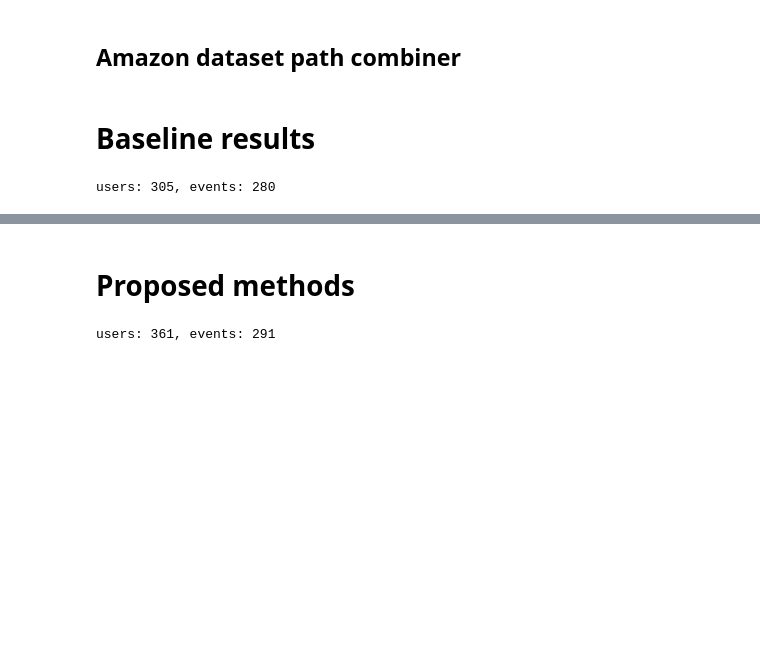
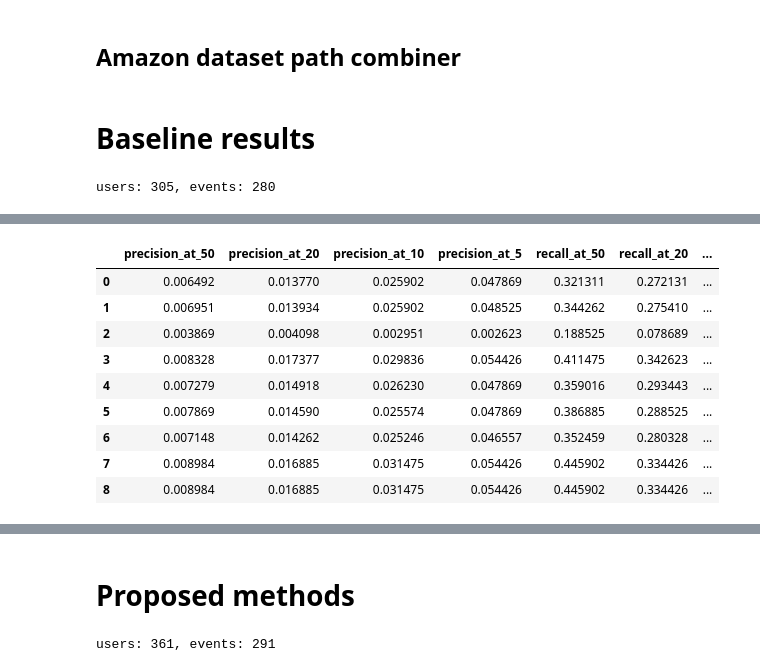
Before and after one commit to yycg/recommender-experiments, a Jupyter notebook: experiment1/notebook/amazon_evaluation.ipynb, the cells around one changed output, grey strips where cells are left out. Cells and saved outputs as stored; diff of their text form; code cells hidden in the pictures; blank space fills up the shorter version.

```diff
--- a/experiment1/notebook/amazon_evaluation.ipynb
+++ b/experiment1/notebook/amazon_evaluation.ipynb
@@ -258,7 +263,7 @@ class EvaluatePartition(object):
         self.partition_dir = partition_dir
         self.runMetricsPerUser = runMetricsPerUser
         if self.runMetricsPerUser is None:
-            self.runMetricsPerUser = basicMetricsPerUser
+            self.runMetricsPerUser = quadMetricsPerUser
 
         self.user_event_rsvp_test_filepath = os.path.join(self.partition_dir, "user-event-rsvp_test.tsv")
 #         self.count_events_per_test_user_filepath = os.path.join(self.partition_dir, "count_events_per_test-user_train.tsv")
@@ -391,6 +396,9 @@ class EvaluatePartition(object):
 # %%
 def amazon_file(*args):
     return os.path.join("../data/amazon", *args)
+# %%
+def experiment2_amazon_file(*args):
+    return os.path.join("../../experiment2/data/amazon", *args)
 # %% [markdown]
 # Baseline results
 # %%
@@ -416,0 +441,6 @@ with elapsed_timer("-- {0}s - %s" % ("LINE-2",)):
+# %%
+#显示所有列
+pd.set_option('display.max_columns', None)
+
+douban_concat_dataframe = amazon.group_evaluations["partition"]
+douban_concat_dataframe
@@ -416,0 +544,2 @@ with elapsed_timer("-- {0}s - %s" % ("LINE-2",)):
+# %%
+amazon = EvaluatePartition("../data/amazon")
@@ -416,0 +602,14 @@ with elapsed_timer("-- {0}s - %s" % ("LINE-2",)):
+# %%
+douban_concat_dataframe = amazon.group_evaluations["partition"]
+douban_concat_dataframe
+# %% [output]
+|  | precision_at_50 | precision_at_20 | precision_at_10 | precision_at_5 | recall_at_50 | recall_at_20 | ... |
+| 0 | 0.006492 | 0.013770 | 0.025902 | 0.047869 | 0.321311 | 0.272131 | ... |
+| 1 | 0.006951 | 0.013934 | 0.025902 | 0.048525 | 0.344262 | 0.275410 | ... |
+| 2 | 0.003869 | 0.004098 | 0.002951 | 0.002623 | 0.188525 | 0.078689 | ... |
+| 3 | 0.008328 | 0.017377 | 0.029836 | 0.054426 | 0.411475 | 0.342623 | ... |
+| 4 | 0.007279 | 0.014918 | 0.026230 | 0.047869 | 0.359016 | 0.293443 | ... |
+| 5 | 0.007869 | 0.014590 | 0.025574 | 0.047869 | 0.386885 | 0.288525 | ... |
+| 6 | 0.007148 | 0.014262 | 0.025246 | 0.046557 | 0.352459 | 0.280328 | ... |
+| 7 | 0.008984 | 0.016885 | 0.031475 | 0.054426 | 0.445902 | 0.334426 | ... |
+| 8 | 0.008984 | 0.016885 | 0.031475 | 0.054426 | 0.445902 | 0.334426 | ... |
```
Also changed, not shown: parts of 14 cells of this notebook, 3 other files.
